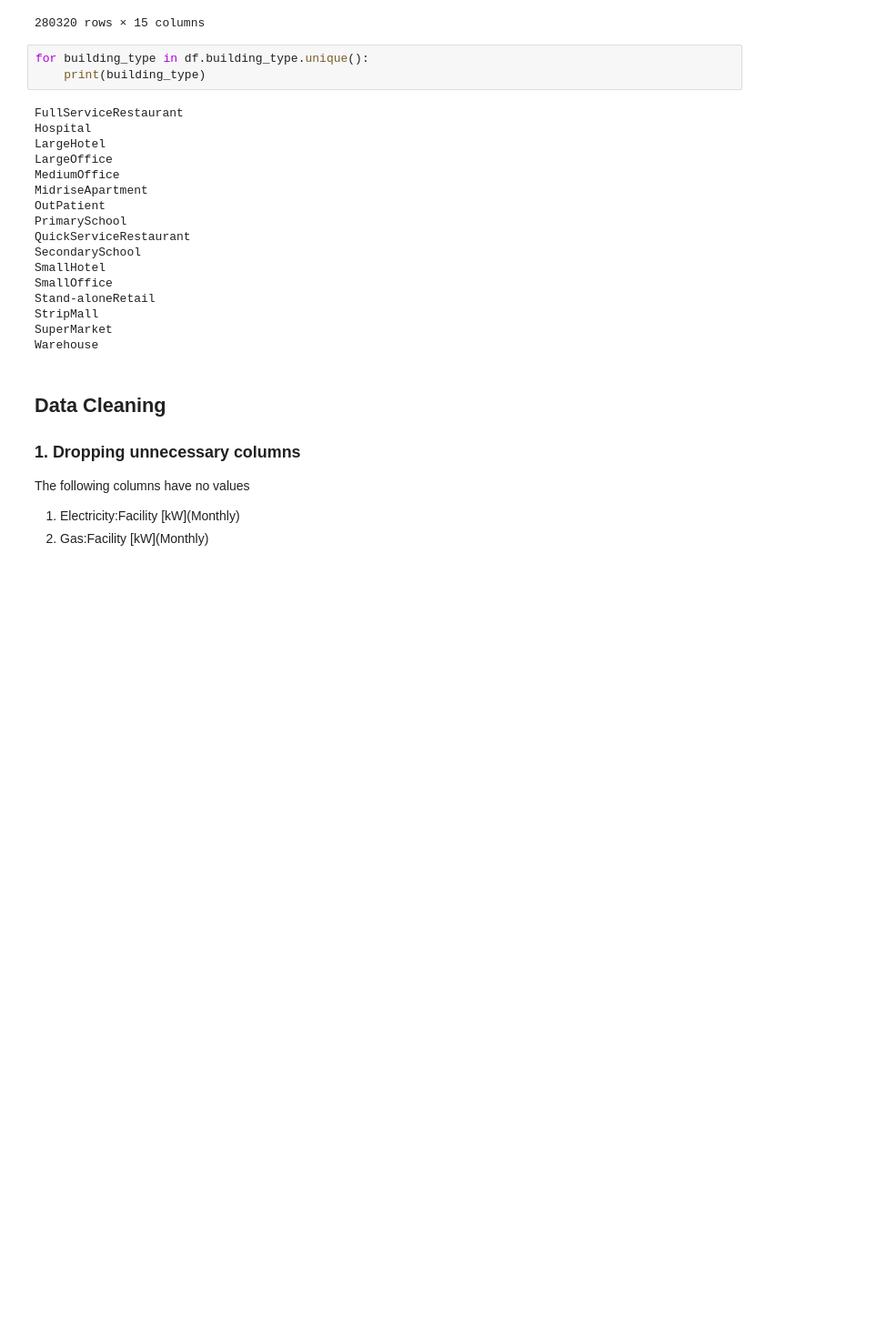
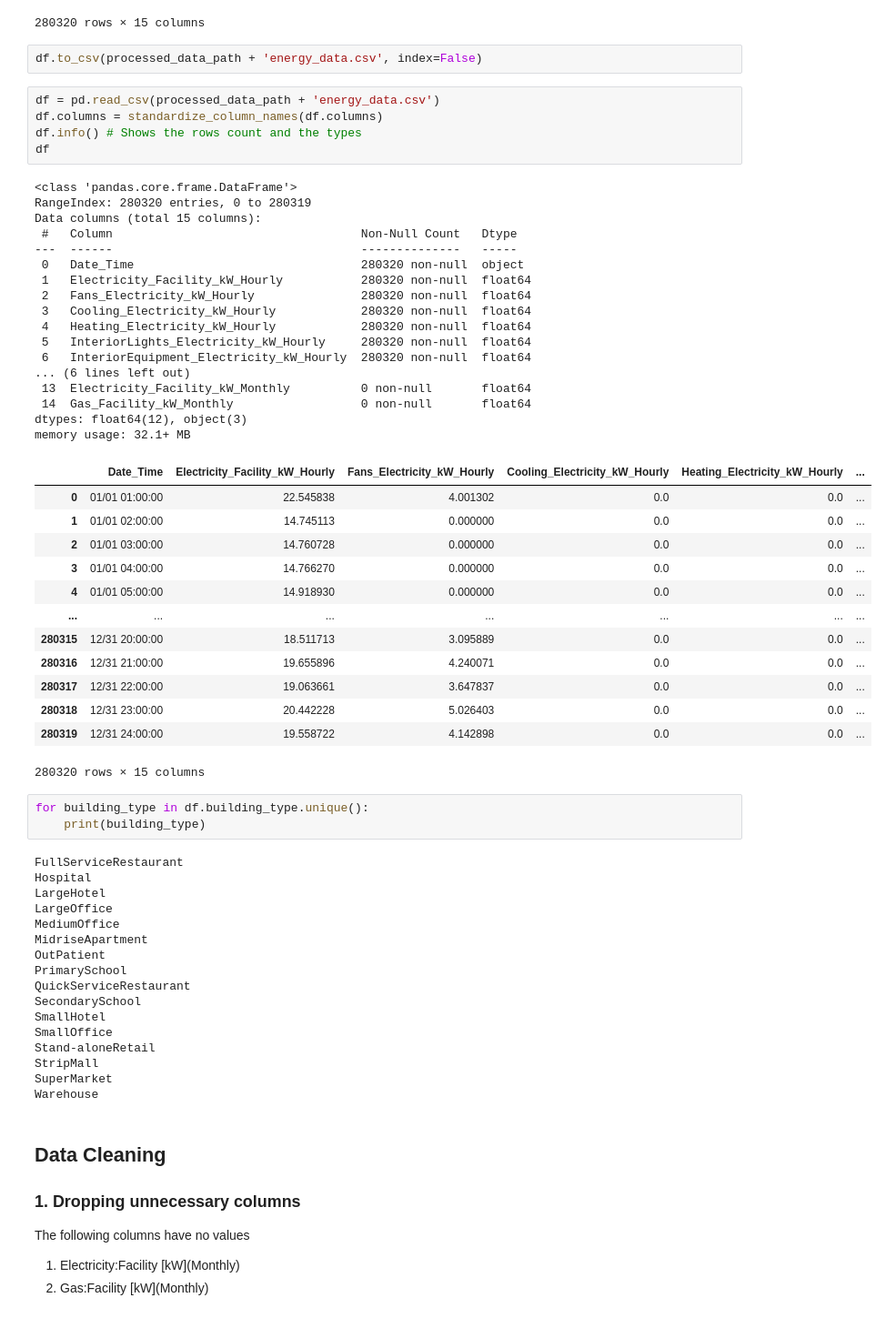
Before and after one commit to dgitts/electric-load-forecasting, a Jupyter notebook: notebooks/david.ipynb, the cells around one changed output. Shown: that part at 91% size. Saved outputs shown, nothing was run; the diff lists cells and outputs as text; blank space fills up the shorter version.

```diff
--- a/notebooks/david.ipynb
+++ b/notebooks/david.ipynb
@@ -81,6 +82,44 @@ memory usage: 32.1+ MB
 | 280318 | 12/31 23:00:00 | 20.442228 | 5.026403 | 0.0 | 0.0 | ... |
 | 280319 | 12/31 24:00:00 | 19.558722 | 4.142898 | 0.0 | 0.0 | ... |
 280320 rows × 15 columns
+# %%
+df.to_csv(processed_data_path + 'energy_data.csv', index=False)
+# %%
+df = pd.read_csv(processed_data_path + 'energy_data.csv')
+df.columns = standardize_column_names(df.columns)
+df.info() # Shows the rows count and the types
+df
+# %% [output]
+<class 'pandas.core.frame.DataFrame'>
+RangeIndex: 280320 entries, 0 to 280319
+Data columns (total 15 columns):
+ #   Column                                   Non-Null Count   Dtype
+---  ------                                   --------------   -----
+ 0   Date_Time                                280320 non-null  object
+ 1   Electricity_Facility_kW_Hourly           280320 non-null  float64
+ 2   Fans_Electricity_kW_Hourly               280320 non-null  float64
+ 3   Cooling_Electricity_kW_Hourly            280320 non-null  float64
+ 4   Heating_Electricity_kW_Hourly            280320 non-null  float64
+ 5   InteriorLights_Electricity_kW_Hourly     280320 non-null  float64
+ 6   InteriorEquipment_Electricity_kW_Hourly  280320 non-null  float64
+... (6 lines left out)
+ 13  Electricity_Facility_kW_Monthly          0 non-null       float64
+ 14  Gas_Facility_kW_Monthly                  0 non-null       float64
+dtypes: float64(12), object(3)
+memory usage: 32.1+ MB
+|  | Date_Time | Electricity_Facility_kW_Hourly | Fans_Electricity_kW_Hourly | Cooling_Electricity_kW_Hourly | Heating_Electricity_kW_Hourly | ... |
+| 0 | 01/01 01:00:00 | 22.545838 | 4.001302 | 0.0 | 0.0 | ... |
+| 1 | 01/01 02:00:00 | 14.745113 | 0.000000 | 0.0 | 0.0 | ... |
+| 2 | 01/01 03:00:00 | 14.760728 | 0.000000 | 0.0 | 0.0 | ... |
+| 3 | 01/01 04:00:00 | 14.766270 | 0.000000 | 0.0 | 0.0 | ... |
+| 4 | 01/01 05:00:00 | 14.918930 | 0.000000 | 0.0 | 0.0 | ... |
+| ... | ... | ... | ... | ... | ... | ... |
+| 280315 | 12/31 20:00:00 | 18.511713 | 3.095889 | 0.0 | 0.0 | ... |
+| 280316 | 12/31 21:00:00 | 19.655896 | 4.240071 | 0.0 | 0.0 | ... |
+| 280317 | 12/31 22:00:00 | 19.063661 | 3.647837 | 0.0 | 0.0 | ... |
+| 280318 | 12/31 23:00:00 | 20.442228 | 5.026403 | 0.0 | 0.0 | ... |
+| 280319 | 12/31 24:00:00 | 19.558722 | 4.142898 | 0.0 | 0.0 | ... |
+280320 rows × 15 columns
 # %%
 for building_type in df.building_type.unique():
     print(building_type)
```
Also changed, not shown: parts of 21 cells of this notebook.
